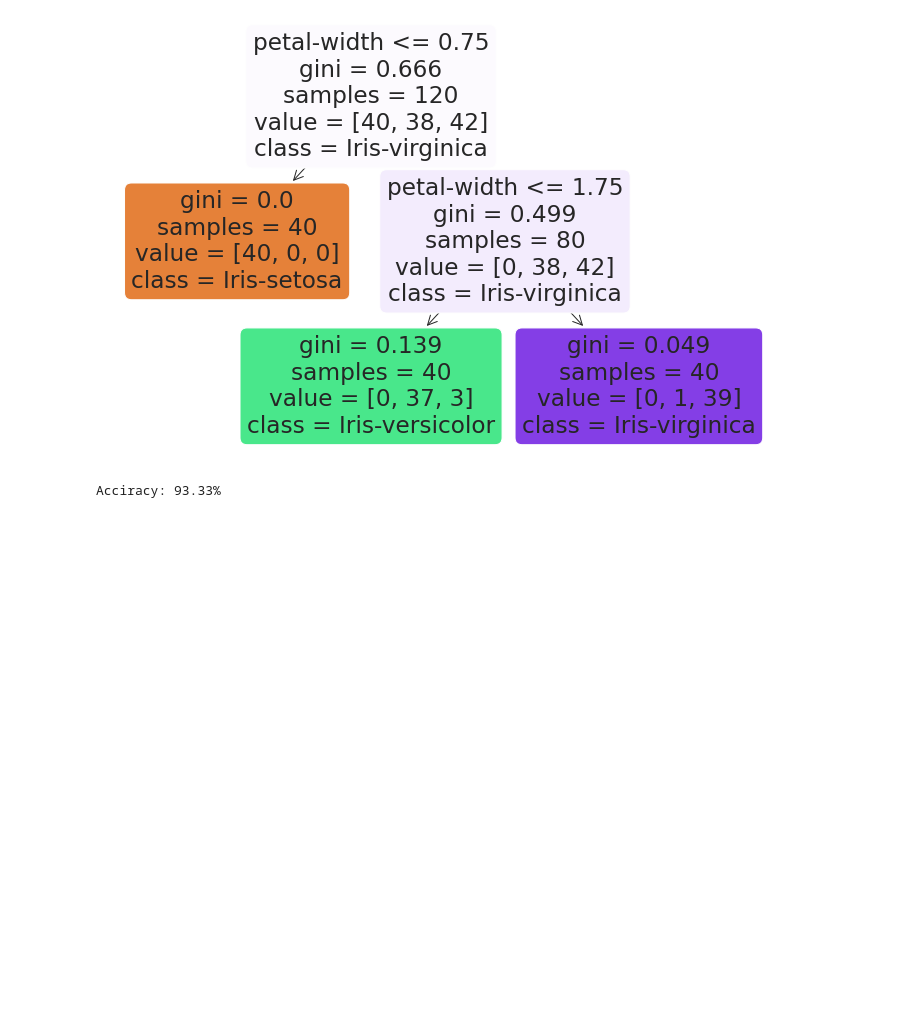
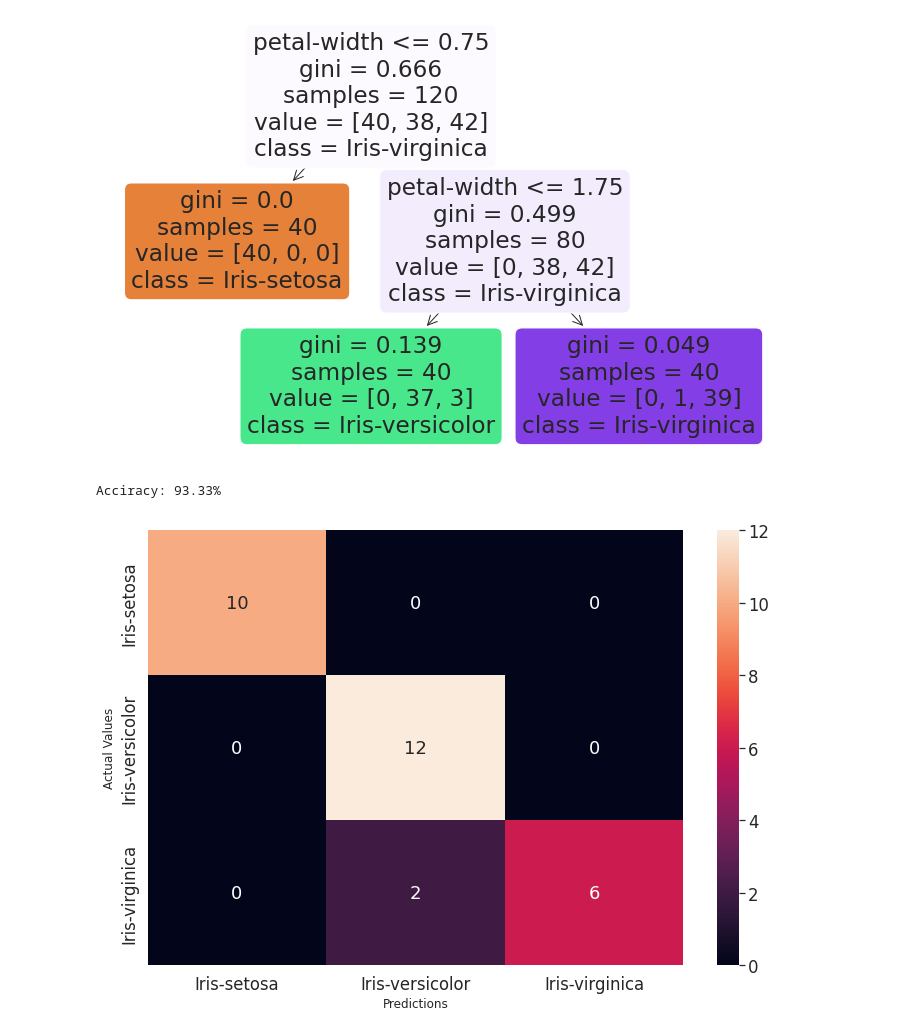
Before and after one commit to muscak/Master-Machine-Learning-Algorithms, a Jupyter notebook: Nonlinear-Algorithms/CART/CART.ipynb, the cells around one changed output. Saved outputs shown, nothing was run; the diff lists cells and outputs as text; code cells hidden in the pictures; blank space fills up the shorter version.

Commit message:
Confusion Matrix

```diff
--- a/Nonlinear-Algorithms/CART/CART.ipynb
+++ b/Nonlinear-Algorithms/CART/CART.ipynb
@@ -401,3 +401,17 @@ acc = accuracy_score(y_test, y_hat) * 100
 print('Acciracy: {:.2f}%'.format(acc))
 # %% [output]
 Acciracy: 93.33%
+# %%
+cm = confusion_matrix(y_test, y_hat)
+labels = ['Iris-setosa', 'Iris-versicolor', 'Iris-virginica']
+pred_labels = [l for l in labels]
+cm_df = pd.DataFrame(cm, index=labels, columns=pred_labels)
+
+sb.set(font_scale=1.5)
+plt.figure(figsize=(12,8))
+sb.heatmap(cm_df, annot=True, fmt='d')
+plt.xlabel('Predictions', fontsize=12)
+plt.ylabel('Actual Values', fontsize=12)
+plt.show()
+# %% [output]
+[figure, added]
```
